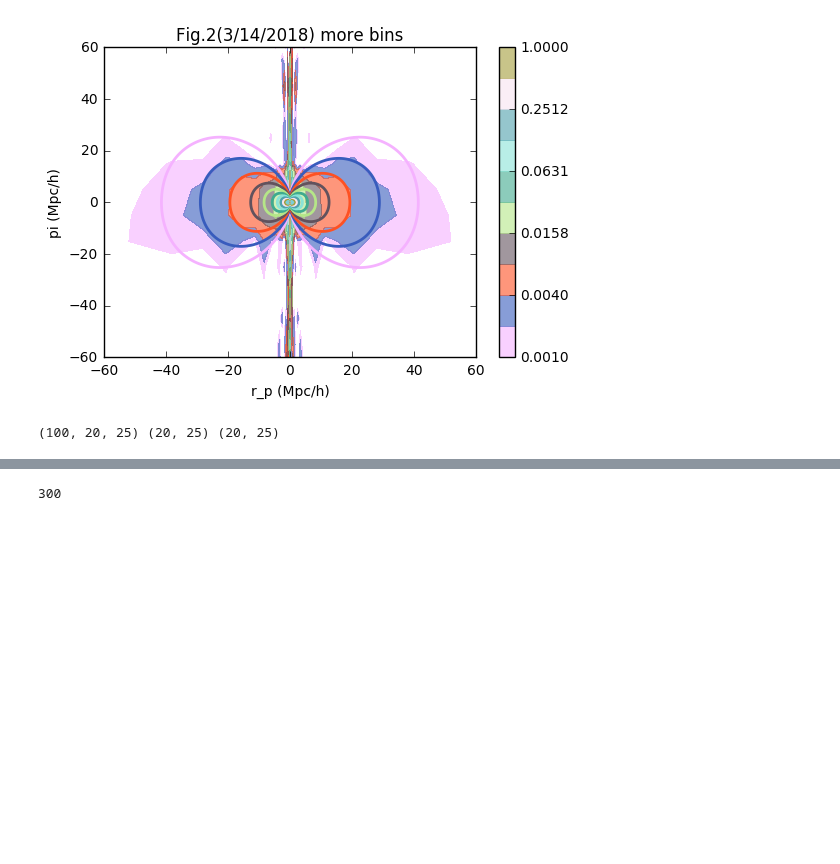
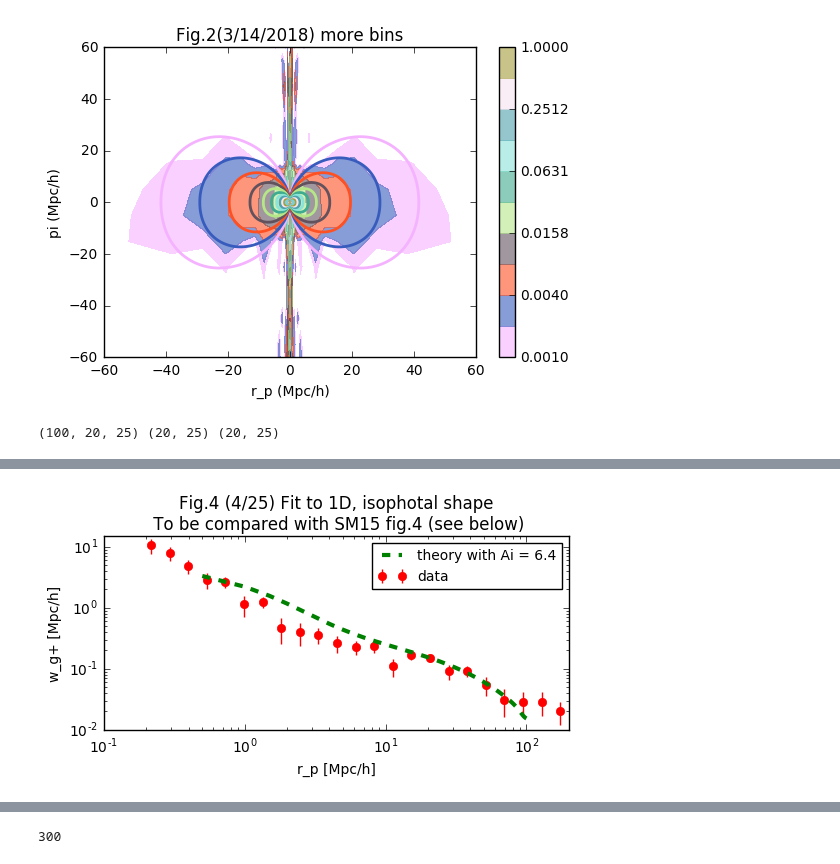
Before and after one commit to liuxx479/gplus, a Jupyter notebook: test_2d_fits.ipynb, the cells around one changed output, grey strips where cells are left out. Drawn from its saved outputs; the diff is of its cells as text; code cells hidden in the pictures; blank space fills up the shorter version.

```diff
--- a/test_2d_fits.ipynb
+++ b/test_2d_fits.ipynb
@@ -117,7 +117,8 @@ print cn_arr.shape, rp_bins2.shape, pi_bins2.shape
 # Fcoeff = lambda rp, PI, nu: rp**2/(rp**2+PI**2)**(2.0+nu/2.0)*cos(pi*nu/2.0)*gamma(3.0+nu)/(1-nu**2)
 # full term
 Nr = 201
-rppitheo = linspace(-60,60,Nr)
+rpmax = 100
+rppitheo = linspace(0,rpmax,Nr)
 rptheo, pitheo = meshgrid(rppitheo, rppitheo)
 idz = zarr[1]-zarr[2]
 Fcoeff = lambda rp, PI, betaD: rp**2/(rp**2+PI**2)**(3.0+nu/2.0)*cos(pi*nu/2.0)*gamma(3.0+nu)*( (nu-3.0)*(rp**2+PI**2)+ (rp**2-(3+nu)*PI**2*betaD))/(nu-3.0)/(nu**2-1)
@@ -129,6 +130,15 @@ xi_int = lambda i: sum(W(zarr[i])/Dinterp(zarr[i])*cn_arr[i]
 #### 1.4*const is for isophotal (used in fig.10)
 #### isophotal shapes give you 40% higher Ai than re-Gaussian shapes (re-Gaussian gives Ai=4.6)
 xi_all = 1.4*const*sum(array(map(xi_int, range(Nz))), axis=0)
+# %%
+xi_all4 = zeros((Nr*2, Nr*2))
+xi1 = real(xi_all)
+xi_all4[:Nr, :Nr] = xi1[::-1,::-1]
+xi_all4[Nr:, :Nr] = xi1[:,::-1]
+xi_all4[:Nr, Nr:] = xi1[::-1,:]
+xi_all4[Nr:, Nr:] = xi1
+
+rp4, pi4 = meshgrid(linspace(-rpmax,rpmax,2*Nr), linspace(-rpmax,rpmax,2*Nr))
 # %%
 f, ax=subplots(1,1, figsize=(6,4))
 CS=ax.contourf(rp_bins2, pi_bins2, data_mean2, bounds,colors=icolors,alpha=0.6)
@@ -179,0 +226,16 @@ print xi_lowzbin.shape
+# %%
+f, ax = subplots(1,1,figsize=(6,2.5))
+ax.errorbar(rp1d, data_1d, sqrt(99.)*std(jk_1d,axis=0), fmt='o',color='r',mec='r',label='data',capsize=0, capthick=5)
+#ax.plot(rp1d, Ai*1.4*theo_1d, label='theory with Ai = %.1f'%(4.6*1.4))
+ax.plot(rppitheo, theo_1d_dense,'g--', label='theory with Ai = %.1f'%(4.6*1.4), lw=3)
+ax.set_yscale('log')
+ax.set_xscale('log')
+ax.set_xlabel('r_p [Mpc/h]')
+ax.set_ylabel('w_g+ [Mpc/h]')
+ax.set_xlim(1e-1, 200)
+ax.set_ylim(1e-2, 15)
+ax.legend(frameon=1, fontsize=10, loc=0)
+ax.set_title('Fig.4 (4/25) Fit to 1D, isophotal shape\n To be compared with SM15 fig.4 (see below)')
+show()
+# %% [output]
+[figure, added]
```
Also changed, not shown: parts of 8 cells of this notebook.
